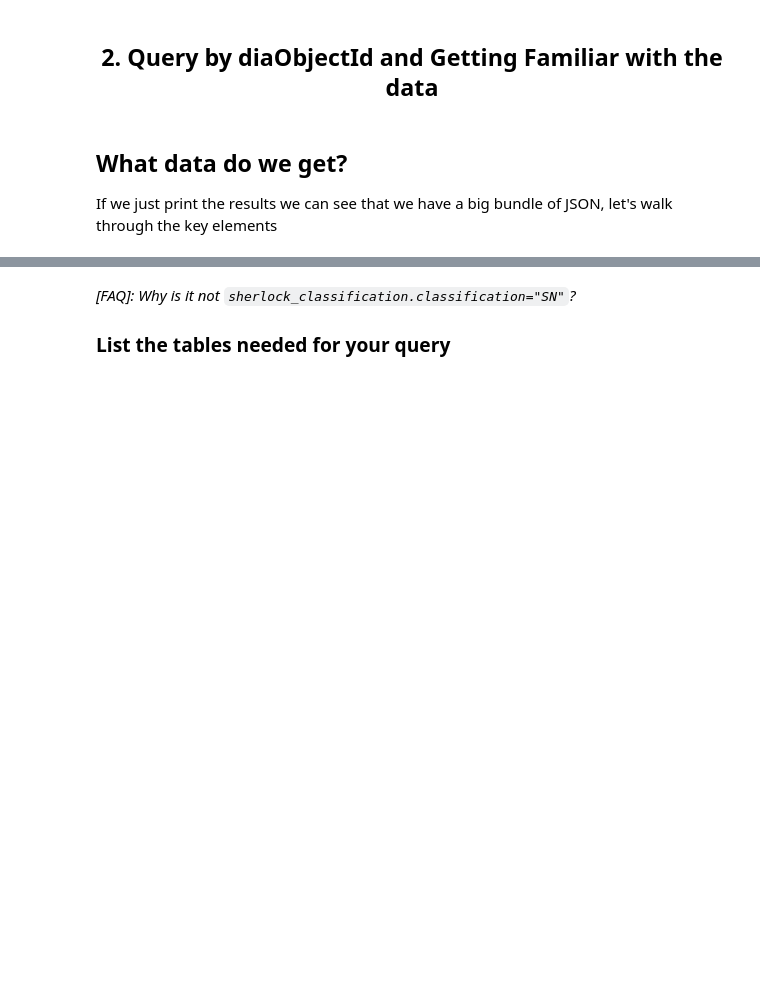
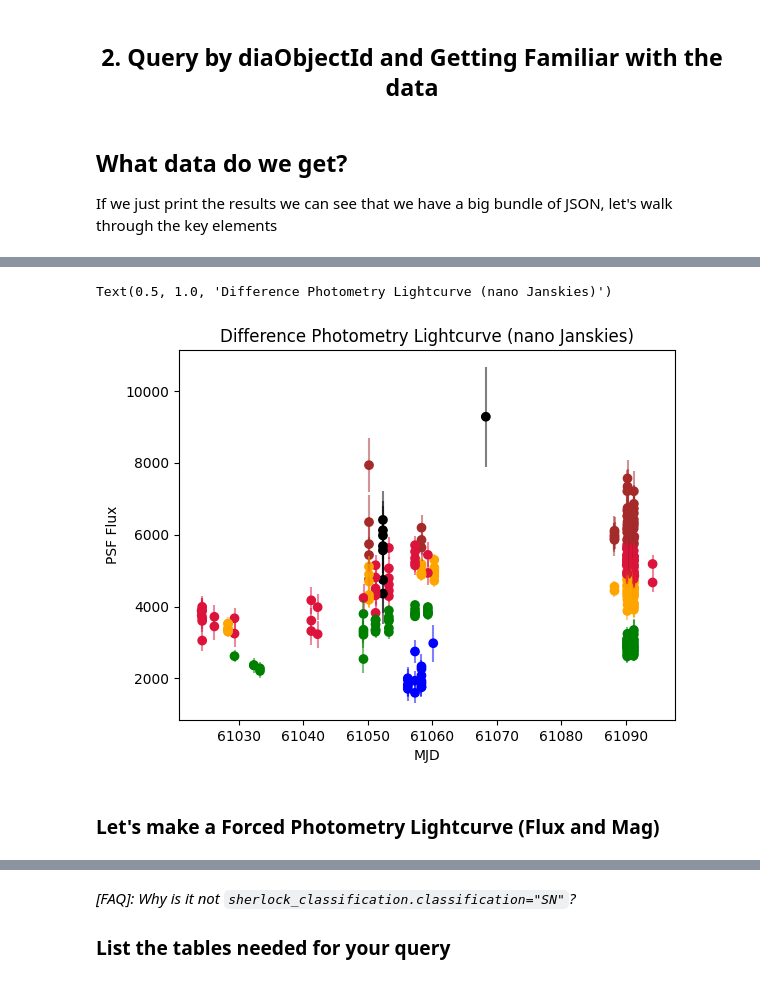
Before and after one commit to lsst-uk/lasair-lsst-examples, a Jupyter notebook: notebooks/API_recipes.ipynb, the cells around one changed output, grey strips where cells are left out. Saved outputs shown, nothing was run; the diff lists cells and outputs as text; code cells hidden in the pictures; blank space fills up the shorter version.

```diff
--- a/notebooks/API_recipes.ipynb
+++ b/notebooks/API_recipes.ipynb
@@ -210,0 +205,21 @@ dict_keys(['nDiaSources', 'firstDiaSourceMjdTai', 'lastDiaSourceMjdTai', 'glat',
+# %%
+plt.scatter(diff_phot['midpointMjdTai'],
+            diff_phot['psfFlux'],
+            c=diff_phot['colour'])
+
+plt.errorbar(diff_phot['midpointMjdTai'],
+                    diff_phot['psfFlux'],
+                    yerr=diff_phot['psfFluxErr'],
+                    fmt='none',
+                    ecolor=diff_phot['colour'],
+                    alpha=0.5)
+
+plt.xlabel('MJD')
+plt.ylabel('PSF Flux')
+
+plt.title('Difference Photometry Lightcurve (nano Janskies)')
+# %% [output]
+Text(0.5, 1.0, 'Difference Photometry Lightcurve (nano Janskies)')
+[figure, added]
+# %% [markdown]
+### Let's make a Forced Photometry Lightcurve (Flux and Mag)
```
Also changed, not shown: parts of 26 cells of this notebook, 1 other file.
